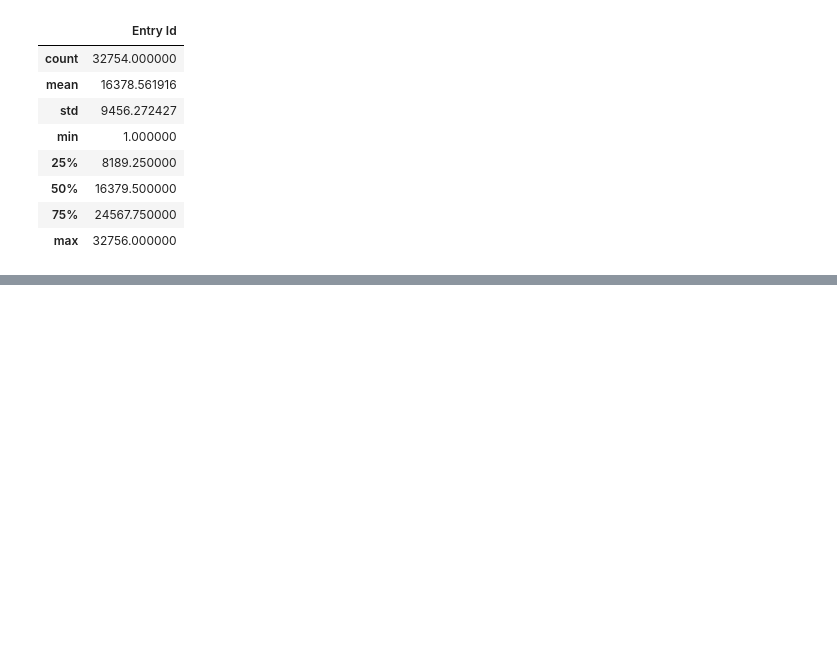
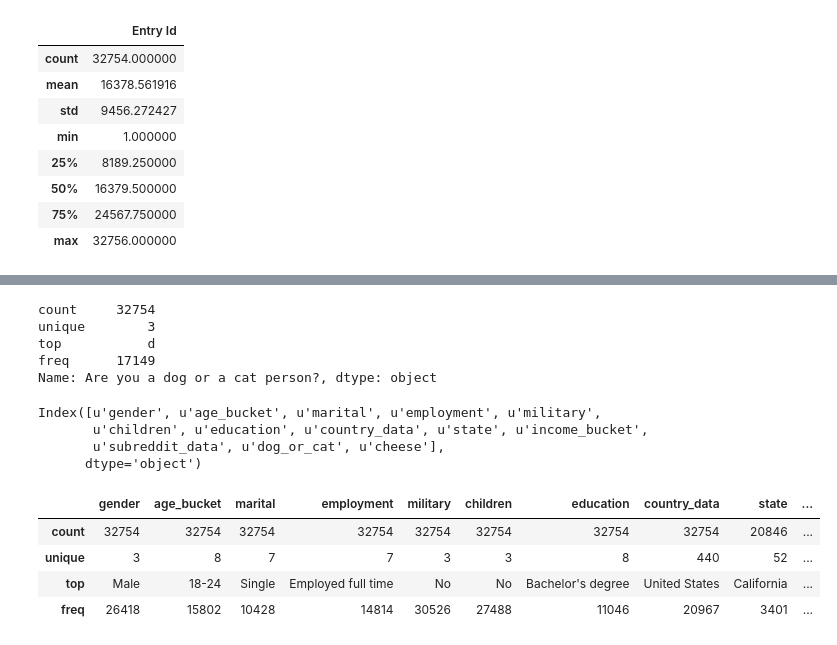
Before and after one commit to gnitnuj/RedditSurveyRandomForests, a Jupyter notebook: Reddit Survey.ipynb, the cells around one changed output, grey strips where cells are left out. Cells and saved outputs as stored; diff of their text form; code cells hidden in the pictures; blank space fills up the shorter version.

```diff
--- a/Reddit Survey.ipynb
+++ b/Reddit Survey.ipynb
@@ -39,0 +85,63 @@ X.describe()
+# %%
+# dog & cat person column should only have two uniques
+def clean_dog_cat_column(x):
+    if x == "I like cats.":
+        return "c"
+    elif x == "I like dogs.":
+        return "d"
+    else:
+        return "None"
+
+df["Are you a dog or a cat person?"] = df["Are you a dog or a cat person?"].apply(clean_dog_cat_column)
+# %%
+df["Are you a dog or a cat person?"].describe()
+# %% [output]
+count     32754
+unique        3
+top           d
+freq      17149
+Name: Are you a dog or a cat person?, dtype: object
+# %%
+# fix category names cause they are really annoyingly long...
+df["gender"] = df["Please indicate your gender."]
+df["age_bucket"] = df["Please select the category that includes your age."]
+df["marital"] = df["What is your marital status?"]
+df["employment"] = df["What best describes your employment status?"]
+df["military"] = df["Are you or have you ever been in military service?"]
+df["children"] = df["Do you currently have children under the age of 18 living in your household?"]
+df["education"] = df["What best describes your level of education?"]
+df["country_data"] = df["Treated country data"]
+df["state"] = df["(For U. S. redditors) In which state do you live?"]
+df["income_bucket"] = df["Which one of the following ranges includes your total yearly household income before taxes?"]
+df["subreddit_data"] = df["treated subreddit data"]
+df["dog_or_cat"] = df["Are you a dog or a cat person?"]
+df["cheese"] = df["If you were a cheese, what cheese would you be?"]
+
+df.drop(["Please indicate your gender.",
+         "Please select the category that includes your age.",
+         "What is your marital status?",
+         "What best describes your employment status?",
+         "Are you or have you ever been in military service?",
+         "Do you currently have children under the age of 18 living in your household?",
+         "What best describes your level of education?",
+         "Treated country data",
+         "(For U. S. redditors) In which state do you live?",
+         "Which one of the following ranges includes your total yearly household income before taxes?",
+         "treated subreddit data",
+         "Are you a dog or a cat person?",
+         "If you were a cheese, what cheese would you be?"], axis=1, inplace=True)
+
+df.columns
+# %% [output]
+Index([u'gender', u'age_bucket', u'marital', u'employment', u'military',
+       u'children', u'education', u'country_data', u'state', u'income_bucket',
+       u'subreddit_data', u'dog_or_cat', u'cheese'],
+      dtype='object')
+# %%
+df.describe()
+# %% [output]
+|  | gender | age_bucket | marital | employment | military | children | education | country_data | state | ... |
+| count | 32754 | 32754 | 32754 | 32754 | 32754 | 32754 | 32754 | 32754 | 20846 | ... |
+| unique | 3 | 8 | 7 | 7 | 3 | 3 | 8 | 440 | 52 | ... |
+| top | Male | 18-24 | Single | Employed full time | No | No | Bachelor's degree | United States | California | ... |
+| freq | 26418 | 15802 | 10428 | 14814 | 30526 | 27488 | 11046 | 20967 | 3401 | ... |
```
Also changed, not shown: parts of 27 cells of this notebook.
